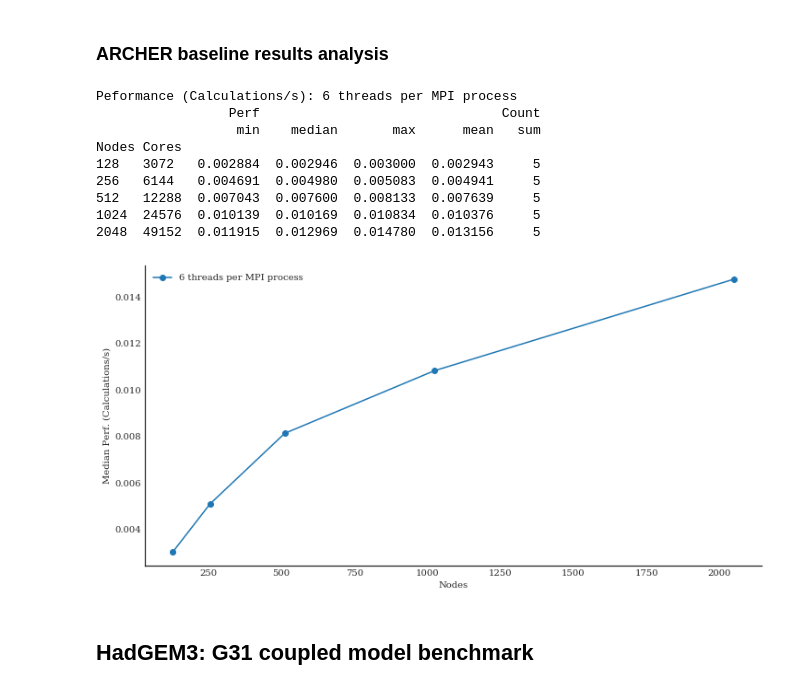
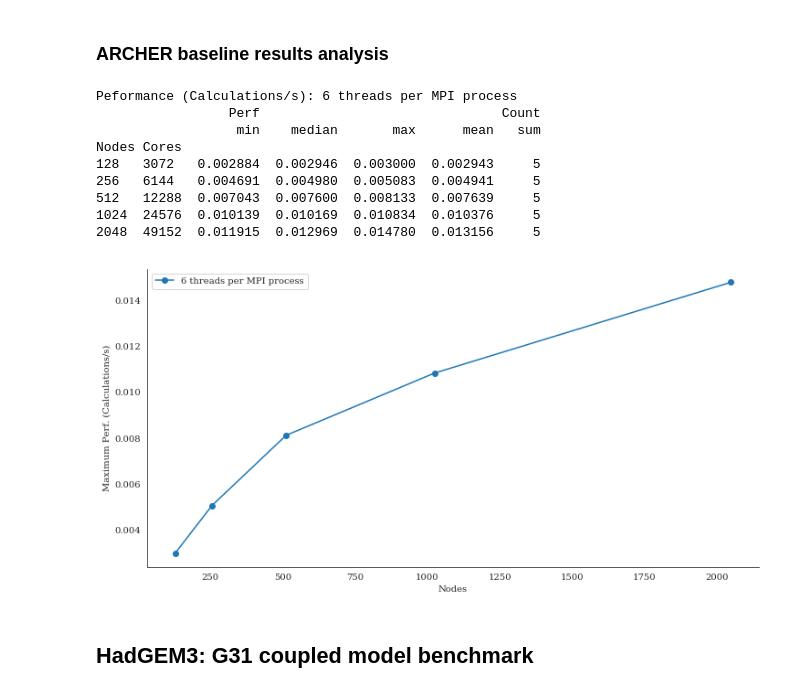
Before and after one commit to hpc-uk/archer-benchmarks, a Jupyter notebook: analysis/ARCHER_Baseline_Results.ipynb, the cells around one changed output. Saved outputs shown, nothing was run; the diff lists cells and outputs as text; code cells hidden in the pictures.

```diff
--- a/analysis/ARCHER_Baseline_Results.ipynb
+++ b/analysis/ARCHER_Baseline_Results.ipynb
@@ -276,23 +276,23 @@ df_list = cp2k.create_df_list(cp2kfiles, 24)
 cp2k_df = pd.DataFrame(df_list)
 # %%
 print('\nPeformance (Calculations/s): 6 threads per MPI process')
-nodes, perf_median = cp2k.get_perf_stats(cp2k_df, 6, 'max', writestats=True)
-plt.plot(nodes, perf_median, '-o', label='6 threads per MPI process')
+nodes, perf_max = cp2k.get_perf_stats(cp2k_df, 6, 'max', writestats=True)
+plt.plot(nodes, perf_max, '-o', label='6 threads per MPI process')
 plt.xlabel('Nodes')
-plt.ylabel('Median Perf. (Calculations/s)')
+plt.ylabel('Maximum Perf. (Calculations/s)')
 plt.legend(loc='best')
 sns.despine()
 # %% [output]
 Peformance (Calculations/s): 6 threads per MPI process
                  Perf                               Count
                   min    median       max      mean   sum
 Nodes Cores
 128   3072   0.002884  0.002946  0.003000  0.002943     5
 256   6144   0.004691  0.004980  0.005083  0.004941     5
 512   12288  0.007043  0.007600  0.008133  0.007639     5
 1024  24576  0.010139  0.010169  0.010834  0.010376     5
 2048  49152  0.011915  0.012969  0.014780  0.013156     5
-[figure, old version]
+[figure, new version]
 # %% [markdown]
 ## HadGEM3: G31 coupled model benchmark
 # %% [markdown]
```
Also changed, not shown: parts of 4 cells of this notebook, 9 other files.
